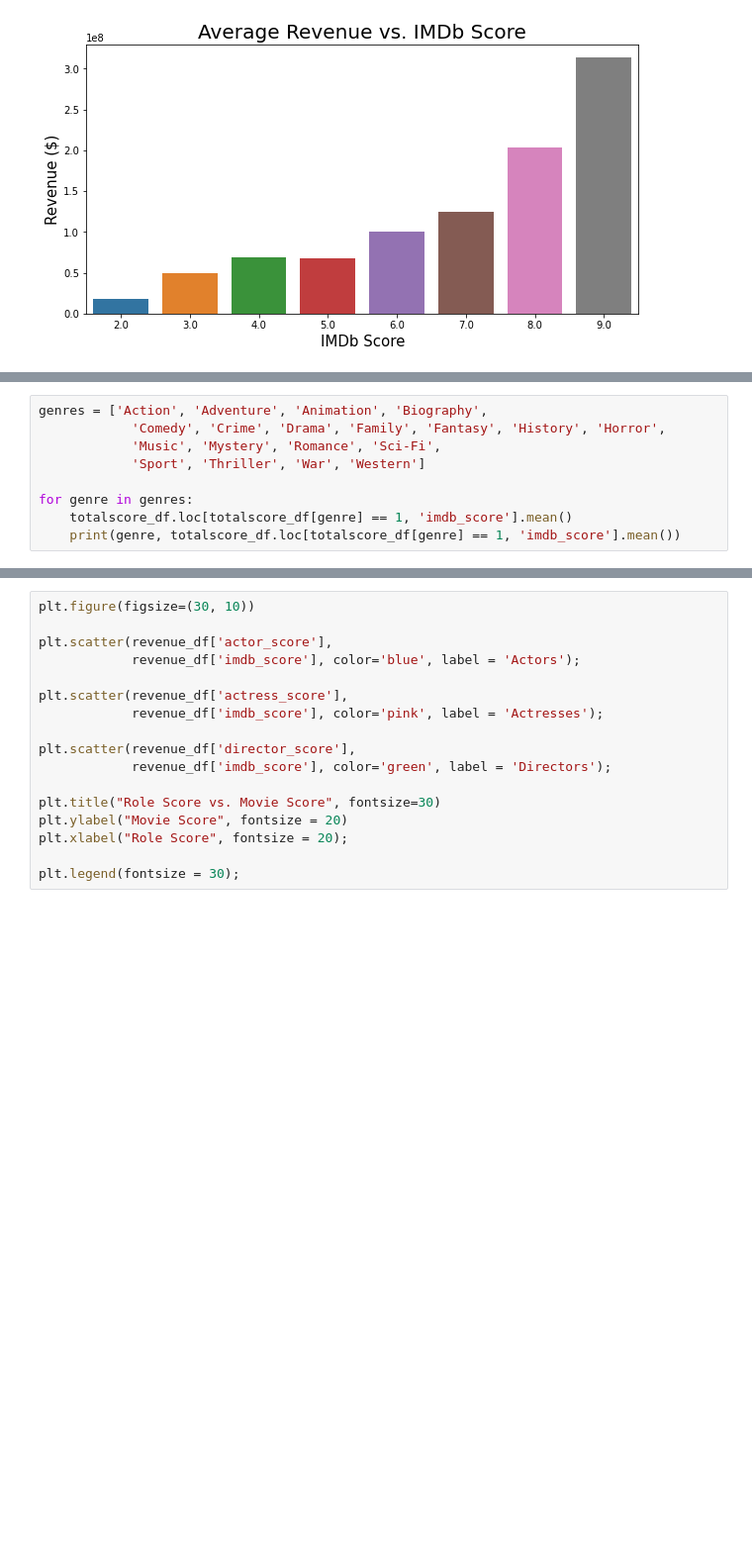
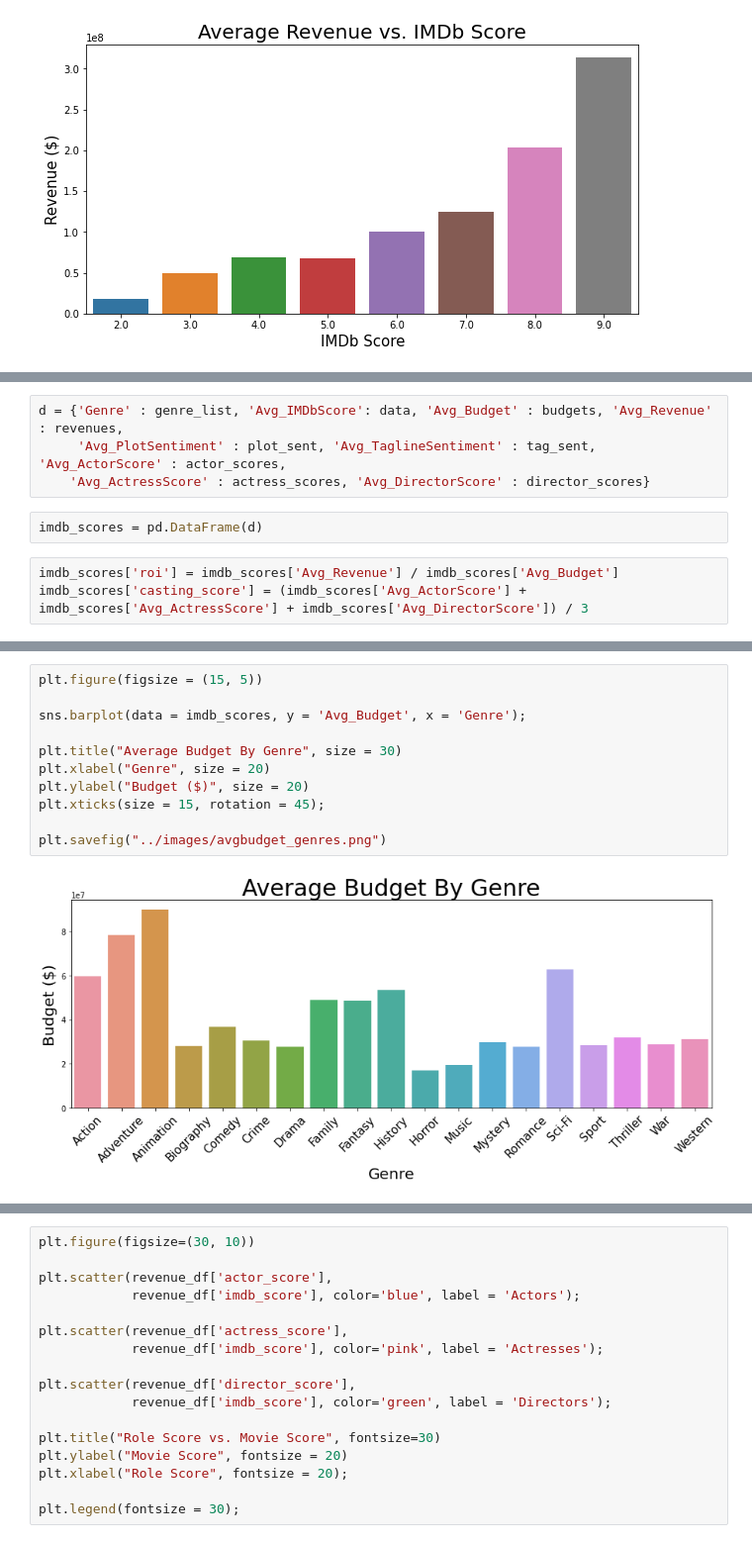
Before and after one commit to nolanarendt/IMDb-Revenue-Predictions, a Jupyter notebook: code/IMDb_EDA.ipynb, the cells around one changed output, grey strips where cells are left out. Shown: that part at 99% size. Drawn from its saved outputs; the diff is of its cells as text; blank space fills up the shorter version.

Commit message:
Exploratory data analysis

```diff
--- a/code/IMDb_EDA.ipynb
+++ b/code/IMDb_EDA.ipynb
@@ -163,9 +143,0 @@ Western 71317461.83333333
-# %%
-genres = ['Action', 'Adventure', 'Animation', 'Biography',
-            'Comedy', 'Crime', 'Drama', 'Family', 'Fantasy', 'History', 'Horror',
-            'Music', 'Mystery', 'Romance', 'Sci-Fi',
-            'Sport', 'Thriller', 'War', 'Western']
-
-for genre in genres:
-    totalscore_df.loc[totalscore_df[genre] == 1, 'imdb_score'].mean()
-    print(genre, totalscore_df.loc[totalscore_df[genre] == 1, 'imdb_score'].mean())
@@ -191,0 +187,9 @@ Western 6.542500000000001
+# %%
+d = {'Genre' : genre_list, 'Avg_IMDbScore': data, 'Avg_Budget' : budgets, 'Avg_Revenue' : revenues,
+     'Avg_PlotSentiment' : plot_sent, 'Avg_TaglineSentiment' : tag_sent, 'Avg_ActorScore' : actor_scores,
+    'Avg_ActressScore' : actress_scores, 'Avg_DirectorScore' : director_scores}
+# %%
+imdb_scores = pd.DataFrame(d)
+# %%
+imdb_scores['roi'] = imdb_scores['Avg_Revenue'] / imdb_scores['Avg_Budget']
+imdb_scores['casting_score'] = (imdb_scores['Avg_ActorScore'] + imdb_scores['Avg_ActressScore'] + imdb_scores['Avg_DirectorScore']) / 3
@@ -191,0 +205,13 @@ Western 6.542500000000001
+# %%
+plt.figure(figsize = (15, 5))
+
+sns.barplot(data = imdb_scores, y = 'Avg_Budget', x = 'Genre');
+
+plt.title("Average Budget By Genre", size = 30)
+plt.xlabel("Genre", size = 20)
+plt.ylabel("Budget ($)", size = 20)
+plt.xticks(size = 15, rotation = 45);
+
+plt.savefig("../images/avgbudget_genres.png")
+# %% [output]
+[figure, added]
```
Also changed, not shown: parts of 12 cells of this notebook, 10 other files.
